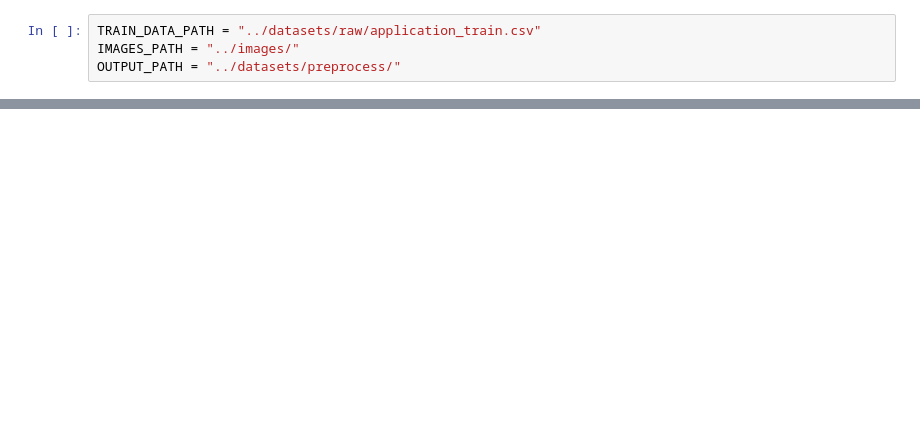
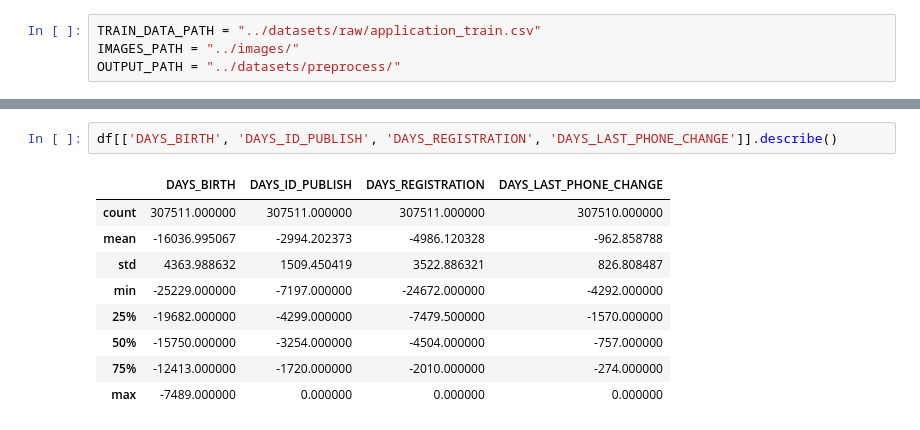
Before and after one commit to saul-gasca/Credit-Risk-MLOps-Pipeline, a Jupyter notebook: notebooks/01_eda_application_train.ipynb, the cells around one changed output, grey strips where cells are left out. Saved outputs shown, nothing was run; the diff lists cells and outputs as text; blank space fills up the shorter version.

```diff
--- a/notebooks/01_eda_application_train.ipynb
+++ b/notebooks/01_eda_application_train.ipynb
@@ -24,0 +116,12 @@ display(df.head())
+# %%
+df[['DAYS_BIRTH', 'DAYS_ID_PUBLISH', 'DAYS_REGISTRATION', 'DAYS_LAST_PHONE_CHANGE']].describe()
+# %% [output]
+|  | DAYS_BIRTH | DAYS_ID_PUBLISH | DAYS_REGISTRATION | DAYS_LAST_PHONE_CHANGE |
+| count | 307511.000000 | 307511.000000 | 307511.000000 | 307510.000000 |
+| mean | -16036.995067 | -2994.202373 | -4986.120328 | -962.858788 |
+| std | 4363.988632 | 1509.450419 | 3522.886321 | 826.808487 |
+| min | -25229.000000 | -7197.000000 | -24672.000000 | -4292.000000 |
+| 25% | -19682.000000 | -4299.000000 | -7479.500000 | -1570.000000 |
+| 50% | -15750.000000 | -3254.000000 | -4504.000000 | -757.000000 |
+| 75% | -12413.000000 | -1720.000000 | -2010.000000 | -274.000000 |
+| max | -7489.000000 | 0.000000 | 0.000000 | 0.000000 |
```
Also changed, not shown: parts of 16 cells of this notebook, 10 other files.
